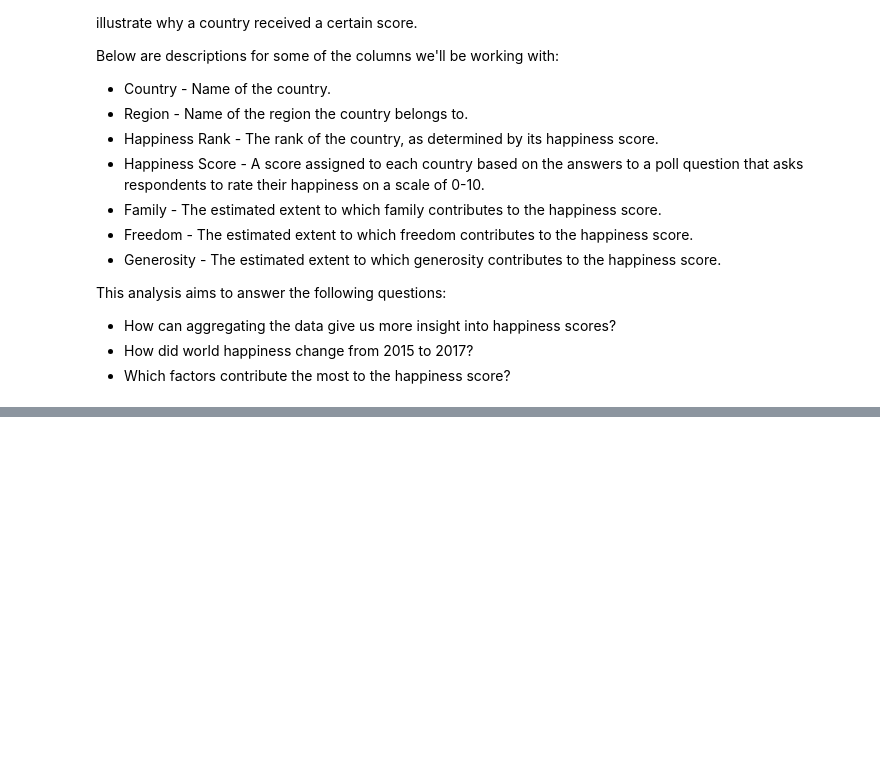
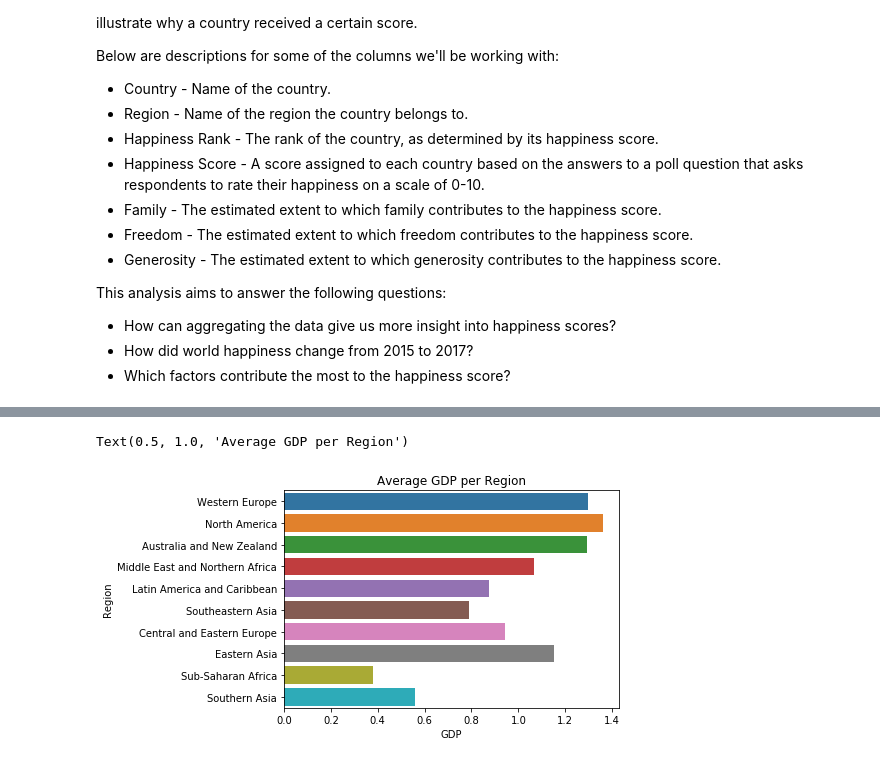
Before and after one commit to EugeneZnm/World-Happinesss-Report-Analysis, a Jupyter notebook: World Happiness Analysis.ipynb, the cells around one changed output, grey strips where cells are left out. Saved outputs shown, nothing was run; the diff lists cells and outputs as text; code cells hidden in the pictures; blank space fills up the shorter version.

```diff
--- a/World Happiness Analysis.ipynb
+++ b/World Happiness Analysis.ipynb
@@ -46,0 +114,8 @@ Freedom                          158 non-null float64
+# %%
+GDPmean = DataFrame(list(mean_econ.items()), columns = ['Region', 'GDP'])
+# GDPmean.plot(x='Region', y='GDP', kind='barh', title='Average GDP per Region', xlim=(0, 2))
+GDPavg = sns.barplot(y='Region', x='GDP', data=GDPmean)
+plt.title('Average GDP per Region')
+# %% [output]
+Text(0.5, 1.0, 'Average GDP per Region')
+[figure, added]
```
Also changed, not shown: parts of 21 cells of this notebook.
